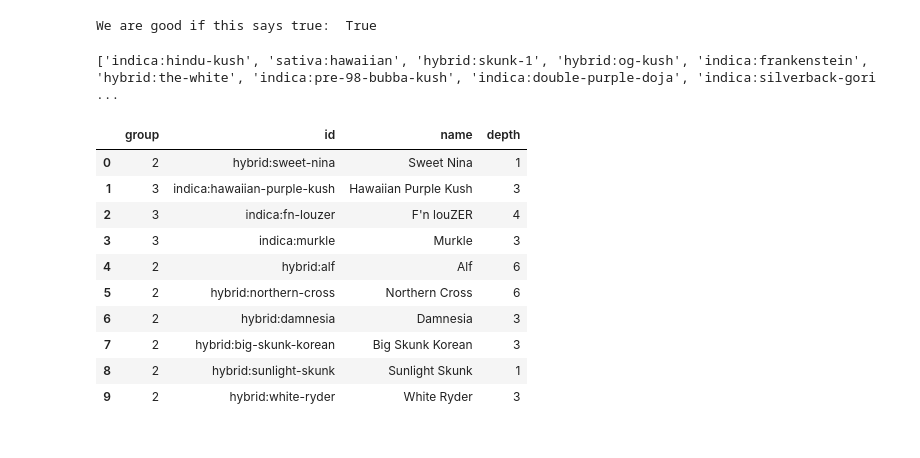
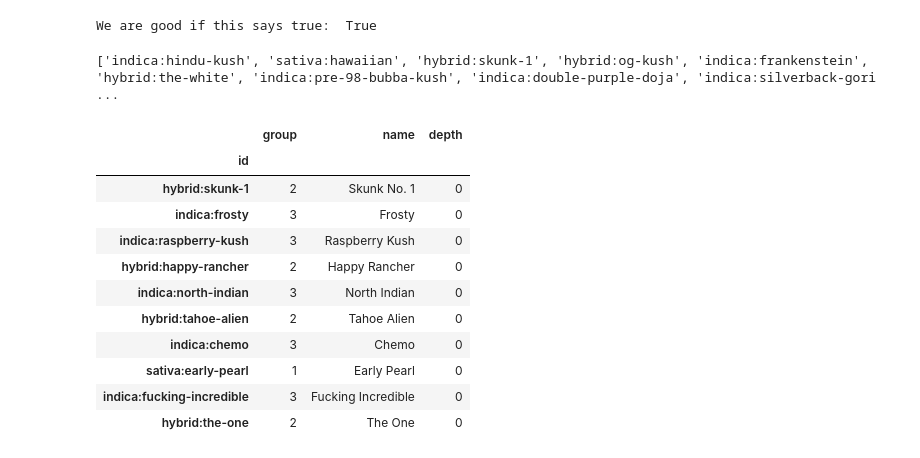
Before and after one commit to ishansaraf/PlantGenealogy, a Jupyter notebook: Data/ReduceToInteresting.ipynb, the cells around one changed output. Cells and saved outputs as stored; diff of their text form; code cells hidden in the pictures.

```diff
--- a/Data/ReduceToInteresting.ipynb
+++ b/Data/ReduceToInteresting.ipynb
@@ -210,8 +197,8 @@ df_edges[df_edges.target.isin(df_nodes.id)].head()
 | 3 | indica:bloos-kloos | indica:fn-louzer |
 | 4 | indica:white-rhino | indica:fn-louzer |
 # %%
-df_edges2=df_edges[df_edges.target.isin(df_nodes.id)]
-df_edges2=df_edges2[df_edges2.source.isin(df_nodes.id)]
+df_edges2=df_edges[df_edges.target.isin(df_nodes.index)]
+df_edges2=df_edges2[df_edges2.source.isin(df_nodes.index)]
 df_edges2.head()
 # %% [output]
 |  | source | target |
@@ -236,35 +223,11 @@ if not are_good:
     print(nx.find_cycle(G))
 # %% [output]
 We are good if this says true:  True
-# %%
-indegreeness=nx.in_degree_centrality(G)
-source_nodes=[]
-for x in indegreeness:
-    if indegreeness[x] == 0:
-        source_nodes.append(x)
-print(source_nodes)
-# %% [output]
-['indica:hindu-kush', 'sativa:hawaiian', 'hybrid:skunk-1', 'hybrid:og-kush', 'indica:frankenstein', 'hybrid:the-white', 'indica:pre-98-bubba-kush', 'indica:double-purple-doja', 'indica:silverback-gori ...
-# %%
-def calculate_layer(d):
-    value = 0
-    for s in source_nodes:
-        if nx.nx.has_path(G,s,d['id']):
-            dist =nx.dijkstra_path_length(G,s,d['id'])
-            if value < dist:
-                value = dist
-    return value
-df_nodes['depth']=df_nodes.apply(calculate_layer,axis=1)
-df_nodes.head(10)
-# %% [output]
-|  | group | id | name | depth |
-| 0 | 2 | hybrid:sweet-nina | Sweet Nina | 1 |
-| 1 | 3 | indica:hawaiian-purple-kush | Hawaiian Purple Kush | 3 |
-| 2 | 3 | indica:fn-louzer | F'n louZER | 4 |
-| 3 | 3 | indica:murkle | Murkle | 3 |
-| 4 | 2 | hybrid:alf | Alf | 6 |
-| 5 | 2 | hybrid:northern-cross | Northern Cross | 6 |
-| 6 | 2 | hybrid:damnesia | Damnesia | 3 |
-| 7 | 2 | hybrid:big-skunk-korean | Big Skunk Korean | 3 |
-| 8 | 2 | hybrid:sunlight-skunk | Sunlight Skunk | 1 |
-| 9 | 2 | hybrid:white-ryder | White Ryder | 3 |
+# %%
+source_nodes=[]
+for (strain_id,value) in G.in_degree():
+    if value == 0:
+        source_nodes.append(strain_id)
+print(source_nodes)
+# %% [output]
+['indica:hindu-kush', 'sativa:hawaiian', 'hybrid:skunk-1', 'hybrid:og-kush', 'indica:frankenstein', 'hybrid:the-white', 'indica:pre-98-bubba-kush', 'indica:double-purple-doja', 'indica:silverback-gori ...
@@ -270,0 +236,17 @@ df_nodes.head(10)
+# %%
+for src in source_nodes:
+    df_nodes.at[src,'depth']=0
+df_nodes.sort_values('depth').head(10)
+# %% [output]
+|  | group | name | depth |
+| id |  |  |  |
+| hybrid:skunk-1 | 2 | Skunk No. 1 | 0 |
+| indica:frosty | 3 | Frosty | 0 |
+| indica:raspberry-kush | 3 | Raspberry Kush | 0 |
+| hybrid:happy-rancher | 2 | Happy Rancher | 0 |
+| indica:north-indian | 3 | North Indian | 0 |
+| hybrid:tahoe-alien | 2 | Tahoe Alien | 0 |
+| indica:chemo | 3 | Chemo | 0 |
+| sativa:early-pearl | 1 | Early Pearl | 0 |
+| indica:fucking-incredible | 3 | Fucking Incredible | 0 |
+| hybrid:the-one | 2 | The One | 0 |
```
Also changed, not shown: parts of 17 cells of this notebook.
